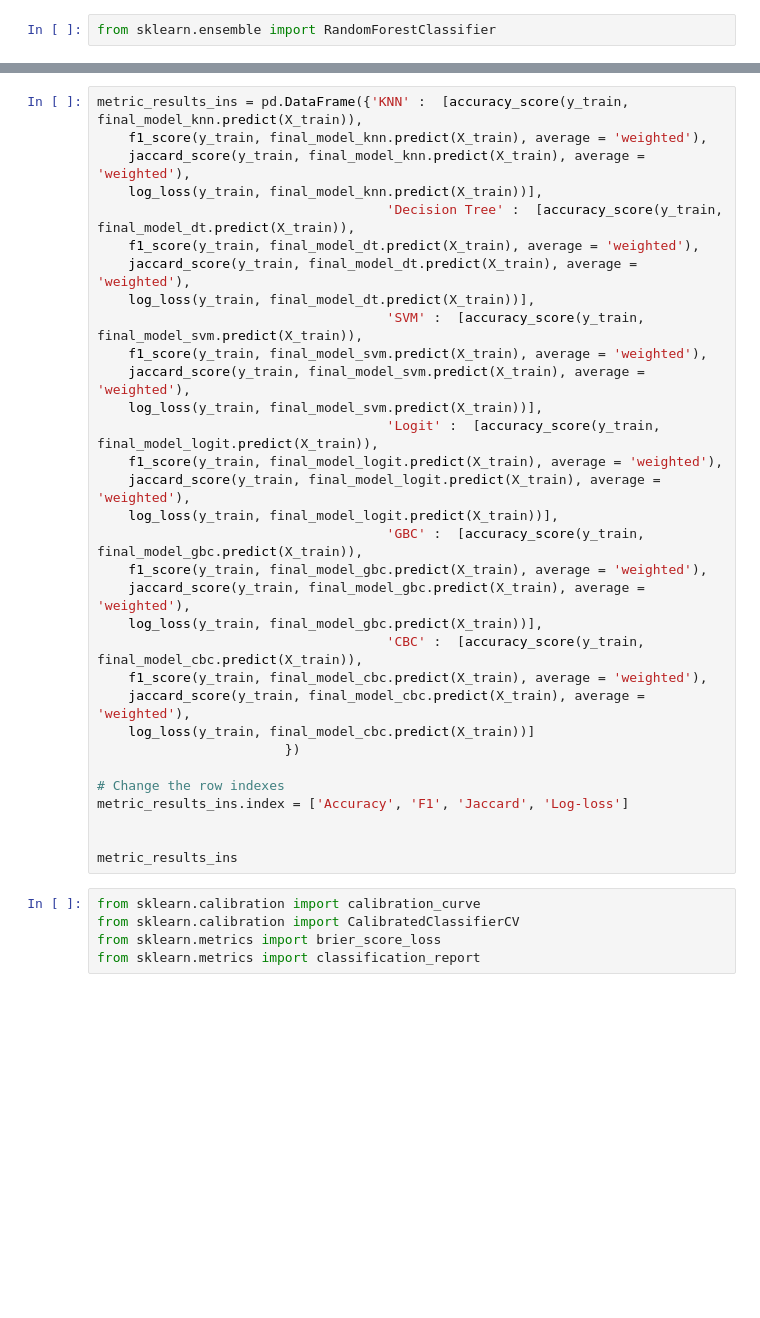
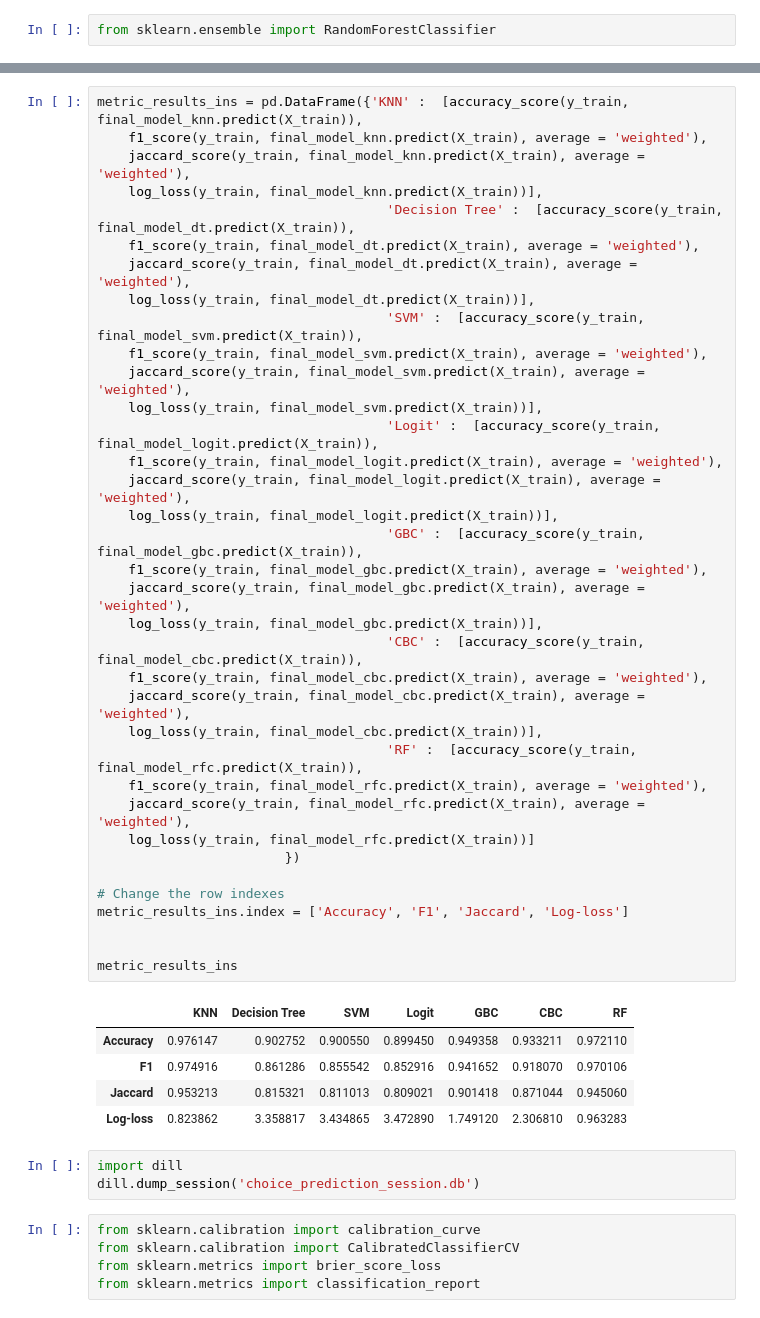
Before and after one commit to isaacmeza/private_paternalism, a Jupyter notebook: Python/choice_prediction.ipynb, the cells around one changed output, grey strips where cells are left out. Saved outputs shown, nothing was run; the diff lists cells and outputs as text; blank space fills up the shorter version.

```diff
--- a/Python/choice_prediction.ipynb
+++ b/Python/choice_prediction.ipynb
@@ -500,34 +540,47 @@ metric_results_oos
 metric_results_ins = pd.DataFrame({'KNN' :  [accuracy_score(y_train, final_model_knn.predict(X_train)),
     f1_score(y_train, final_model_knn.predict(X_train), average = 'weighted'),
     jaccard_score(y_train, final_model_knn.predict(X_train), average = 'weighted'),
     log_loss(y_train, final_model_knn.predict(X_train))],
                                      'Decision Tree' :  [accuracy_score(y_train, final_model_dt.predict(X_train)),
     f1_score(y_train, final_model_dt.predict(X_train), average = 'weighted'),
     jaccard_score(y_train, final_model_dt.predict(X_train), average = 'weighted'),
     log_loss(y_train, final_model_dt.predict(X_train))],
                                      'SVM' :  [accuracy_score(y_train, final_model_svm.predict(X_train)),
     f1_score(y_train, final_model_svm.predict(X_train), average = 'weighted'),
     jaccard_score(y_train, final_model_svm.predict(X_train), average = 'weighted'),
     log_loss(y_train, final_model_svm.predict(X_train))],
                                      'Logit' :  [accuracy_score(y_train, final_model_logit.predict(X_train)),
     f1_score(y_train, final_model_logit.predict(X_train), average = 'weighted'),
     jaccard_score(y_train, final_model_logit.predict(X_train), average = 'weighted'),
     log_loss(y_train, final_model_logit.predict(X_train))],
                                      'GBC' :  [accuracy_score(y_train, final_model_gbc.predict(X_train)),
     f1_score(y_train, final_model_gbc.predict(X_train), average = 'weighted'),
     jaccard_score(y_train, final_model_gbc.predict(X_train), average = 'weighted'),
     log_loss(y_train, final_model_gbc.predict(X_train))],
                                      'CBC' :  [accuracy_score(y_train, final_model_cbc.predict(X_train)),
     f1_score(y_train, final_model_cbc.predict(X_train), average = 'weighted'),
     jaccard_score(y_train, final_model_cbc.predict(X_train), average = 'weighted'),
-    log_loss(y_train, final_model_cbc.predict(X_train))]
+    log_loss(y_train, final_model_cbc.predict(X_train))],
+                                     'RF' :  [accuracy_score(y_train, final_model_rfc.predict(X_train)),
+    f1_score(y_train, final_model_rfc.predict(X_train), average = 'weighted'),
+    jaccard_score(y_train, final_model_rfc.predict(X_train), average = 'weighted'),
+    log_loss(y_train, final_model_rfc.predict(X_train))]
                         })
 
 # Change the row indexes
 metric_results_ins.index = ['Accuracy', 'F1', 'Jaccard', 'Log-loss']
 
 
 metric_results_ins
+# %% [output]
+|  | KNN | Decision Tree | SVM | Logit | GBC | CBC | RF |
+| Accuracy | 0.976147 | 0.902752 | 0.900550 | 0.899450 | 0.949358 | 0.933211 | 0.972110 |
+| F1 | 0.974916 | 0.861286 | 0.855542 | 0.852916 | 0.941652 | 0.918070 | 0.970106 |
+| Jaccard | 0.953213 | 0.815321 | 0.811013 | 0.809021 | 0.901418 | 0.871044 | 0.945060 |
+| Log-loss | 0.823862 | 3.358817 | 3.434865 | 3.472890 | 1.749120 | 2.306810 | 0.963283 |
+# %%
+import dill
+dill.dump_session('choice_prediction_session.db')
 # %%
 from sklearn.calibration import calibration_curve
 from sklearn.calibration import CalibratedClassifierCV
```
Also changed, not shown: parts of 8 cells of this notebook, 49 other files.
